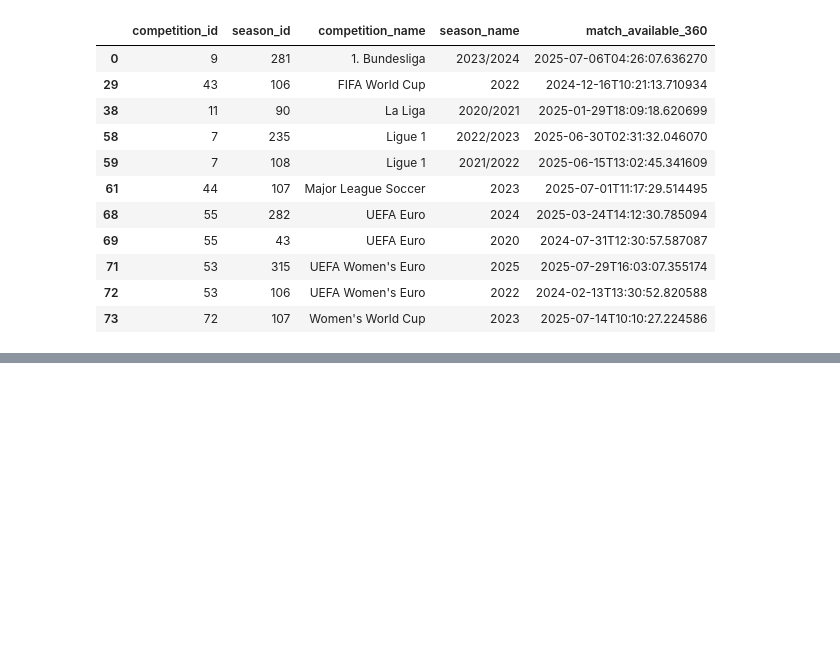
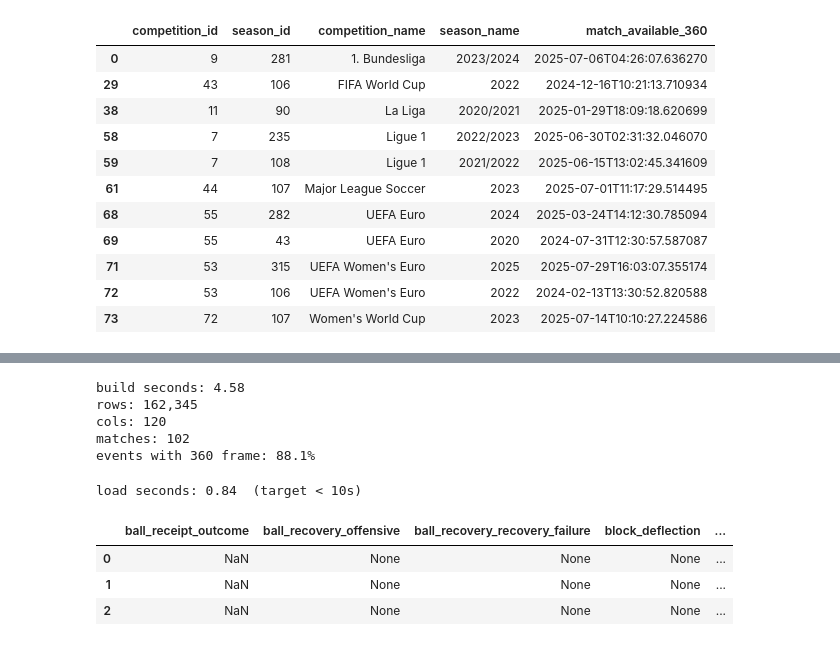
Before and after one commit to aayandeb/beyond-the-ball, a Jupyter notebook: notebooks/01_data_exploration.ipynb, the cells around one changed output, grey strips where cells are left out. Cells and saved outputs as stored; diff of their text form; code cells hidden in the pictures; blank space fills up the shorter version.

```diff
--- a/notebooks/01_data_exploration.ipynb
+++ b/notebooks/01_data_exploration.ipynb
@@ -66,0 +118,35 @@ frames.head(3)
+# %%
+import time
+from beyond_the_ball.data.join_360 import build_canonical_table, load_canonical_table
+
+CANONICAL_PATH = "../data/interim/events_360_open_play.parquet"
+
+t0 = time.perf_counter()
+canonical = build_canonical_table(
+    raw_dir="../data/raw",
+    output_path=CANONICAL_PATH,
+)
+print(f"build seconds: {time.perf_counter() - t0:.2f}")
+print(f"rows: {len(canonical):,}")
+print(f"cols: {len(canonical.columns)}")
+print(f"matches: {canonical['match_id'].nunique()}")
+print(f"events with 360 frame: {canonical['freeze_frame'].notna().mean() * 100:.1f}%")
+# %% [output]
+build seconds: 4.58
+rows: 162,345
+cols: 120
+matches: 102
+events with 360 frame: 88.1%
+# %%
+t0 = time.perf_counter()
+loaded = load_canonical_table(CANONICAL_PATH)
+load_s = time.perf_counter() - t0
+print(f"load seconds: {load_s:.2f}  (target < 10s)")
+assert load_s < 10, "Canonical parquet load is too slow"
+loaded.head(3)
+# %% [output]
+load seconds: 0.84  (target < 10s)
+|  | ball_receipt_outcome | ball_recovery_offensive | ball_recovery_recovery_failure | block_deflection | ... |
+| 0 | NaN | None | None | None | ... |
+| 1 | NaN | None | None | None | ... |
+| 2 | NaN | None | None | None | ... |
```
Also changed, not shown: parts of 10 cells of this notebook, 7 other files.
